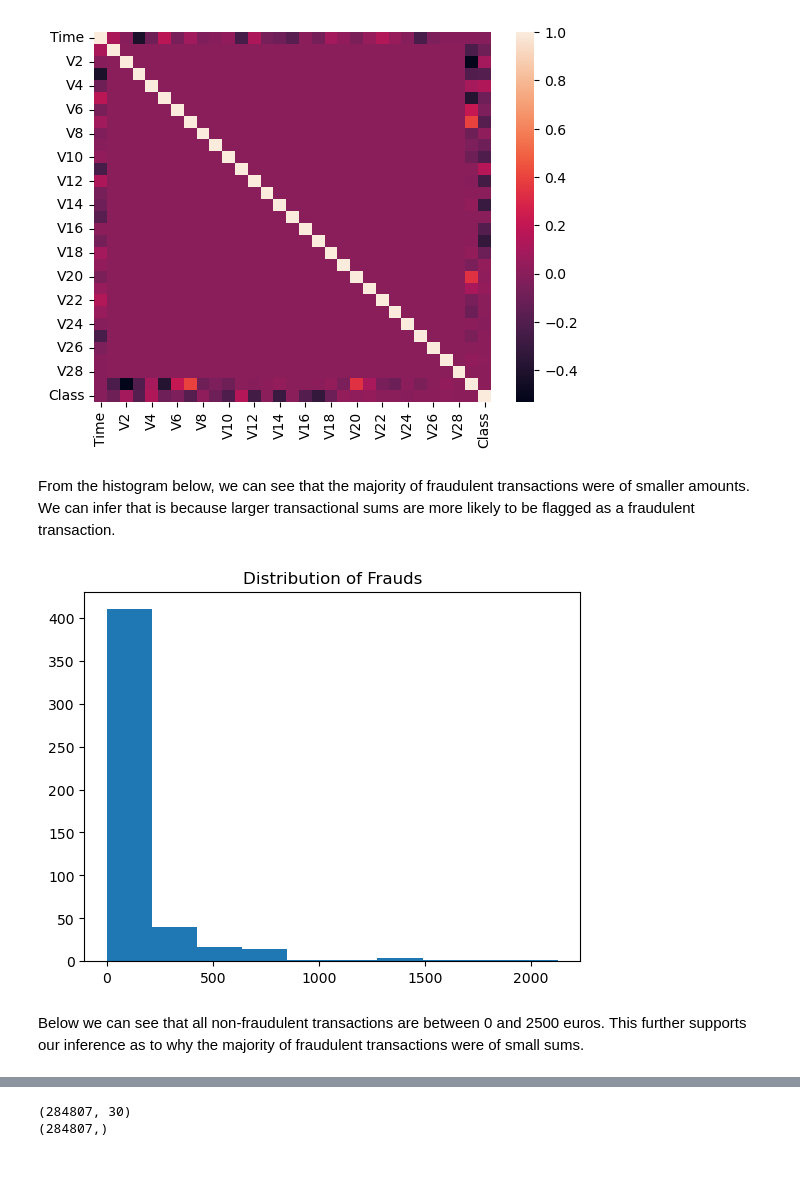
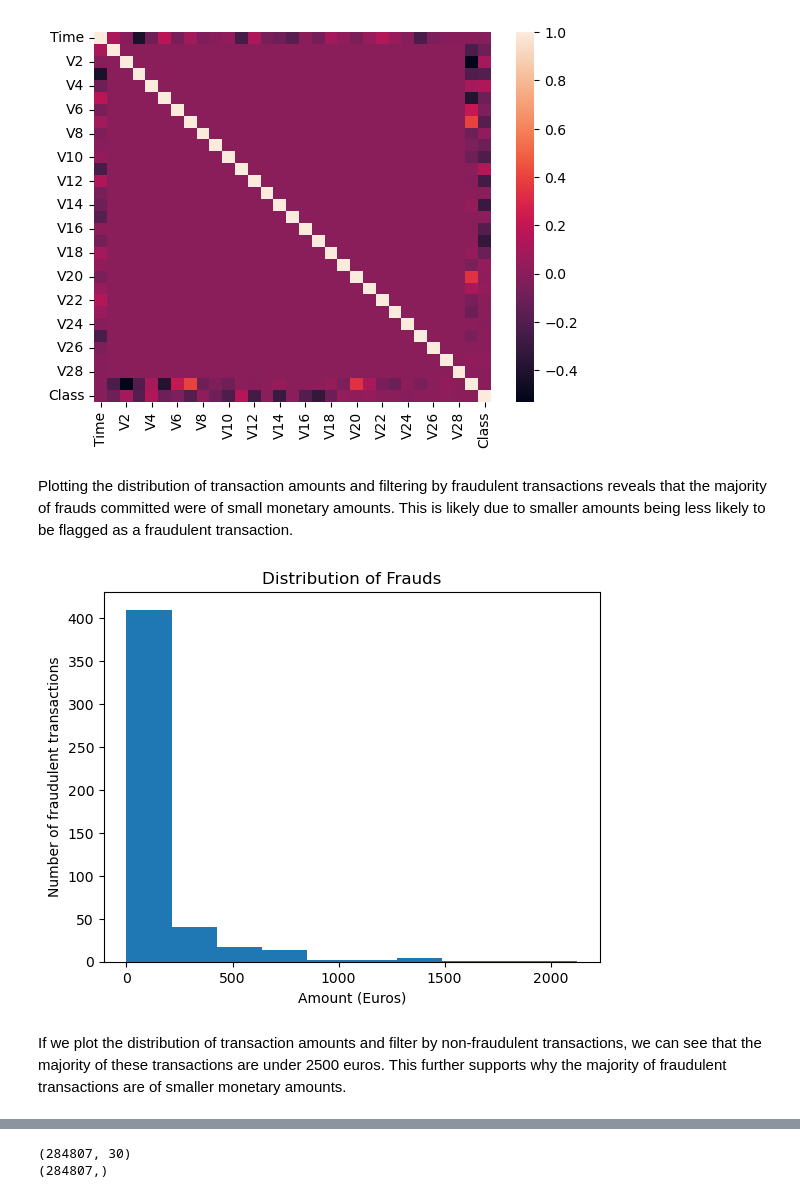
Before and after one commit to nigelcheong/Data-Science-Projects, a Jupyter notebook: Credit-Card-Fraud-Detection/Credit Card Fraud.ipynb, the cells around one changed output, grey strips where cells are left out. Cells and saved outputs as stored; diff of their text form; code cells hidden in the pictures; blank space fills up the shorter version.

```diff
--- a/Credit-Card-Fraud-Detection/Credit Card Fraud.ipynb
+++ b/Credit-Card-Fraud-Detection/Credit Card Fraud.ipynb
@@ -18,2 +31,2 @@ This dataset has undergone a PCA (Principal Component Analysis) transformation,
 # %%
-df = pd.read_csv('creditcard.csv')
+df = pd.read_csv('data/creditcard.csv')
@@ -66,16 +85,18 @@ sns.heatmap(df.corr())
 # %% [output]
 <Axes: >
 [figure]
-# %% [markdown]
-From the histogram below, we can see that the majority of fraudulent transactions were of smaller amounts. We can infer that is because larger transactional sums are more likely to be flagged as a fraudulent transaction.
+# %% [markdown]
+<p>Plotting the distribution of transaction amounts and filtering by fraudulent transactions reveals that the majority of frauds committed were of small monetary amounts. This is likely due to smaller amounts being less likely to be flagged as a fraudulent transaction.</p>
 # %%
 plt.hist(df['Amount'][df['Class']==1])
 plt.title('Distribution of Frauds')
+plt.xlabel('Amount (Euros)')
+plt.ylabel('Number of fraudulent transactions')
 plt.show()
 # %% [output]
-[figure, old version]
+[figure, new version]
 # %% [markdown]
-Below we can see that all non-fraudulent transactions are between 0 and 2500 euros. This further supports our inference as to why the majority of fraudulent transactions were of small sums.
+<p>If we plot the distribution of transaction amounts and filter by non-fraudulent transactions, we can see that the majority of these transactions are under 2500 euros. This further supports why the majority of fraudulent transactions are of smaller monetary amounts.</p>
 # %%
 plt.hist(df['Amount'][df['Class']==0])
 plt.title('Distribution of Non-frauds')
```
Also changed, not shown: parts of 16 cells of this notebook.
